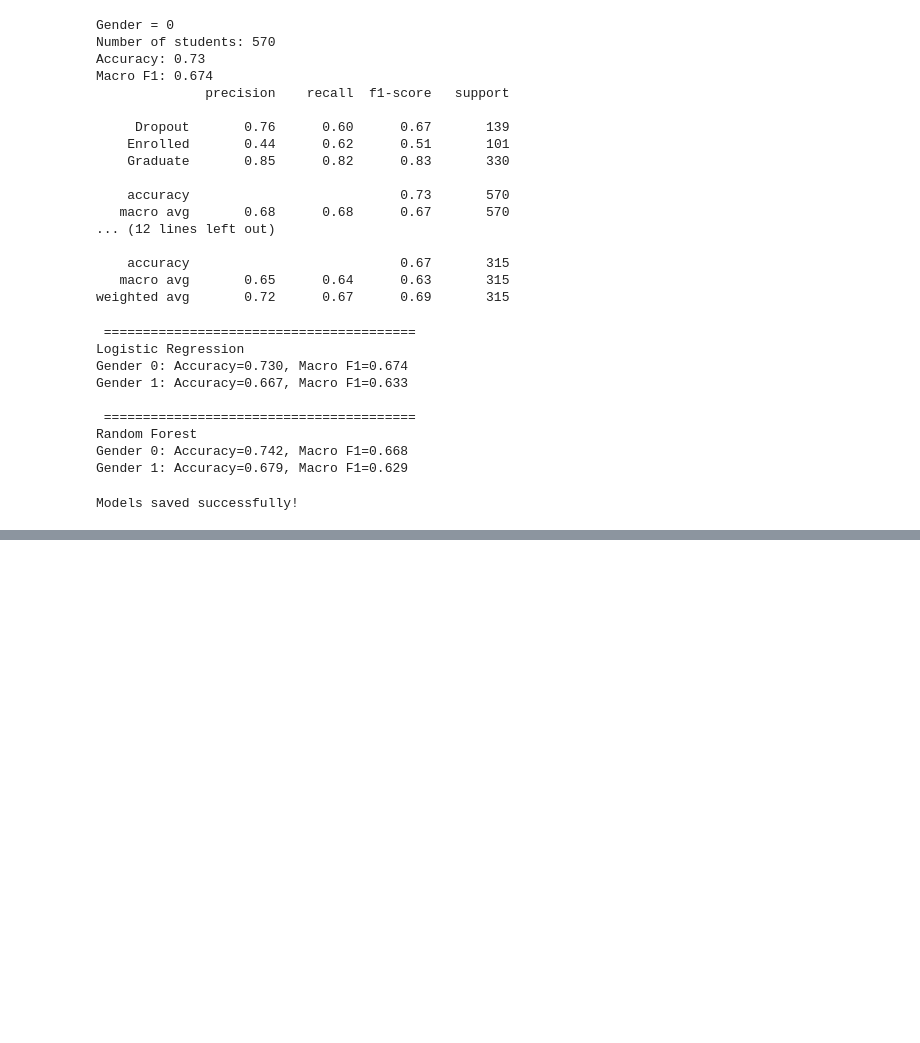
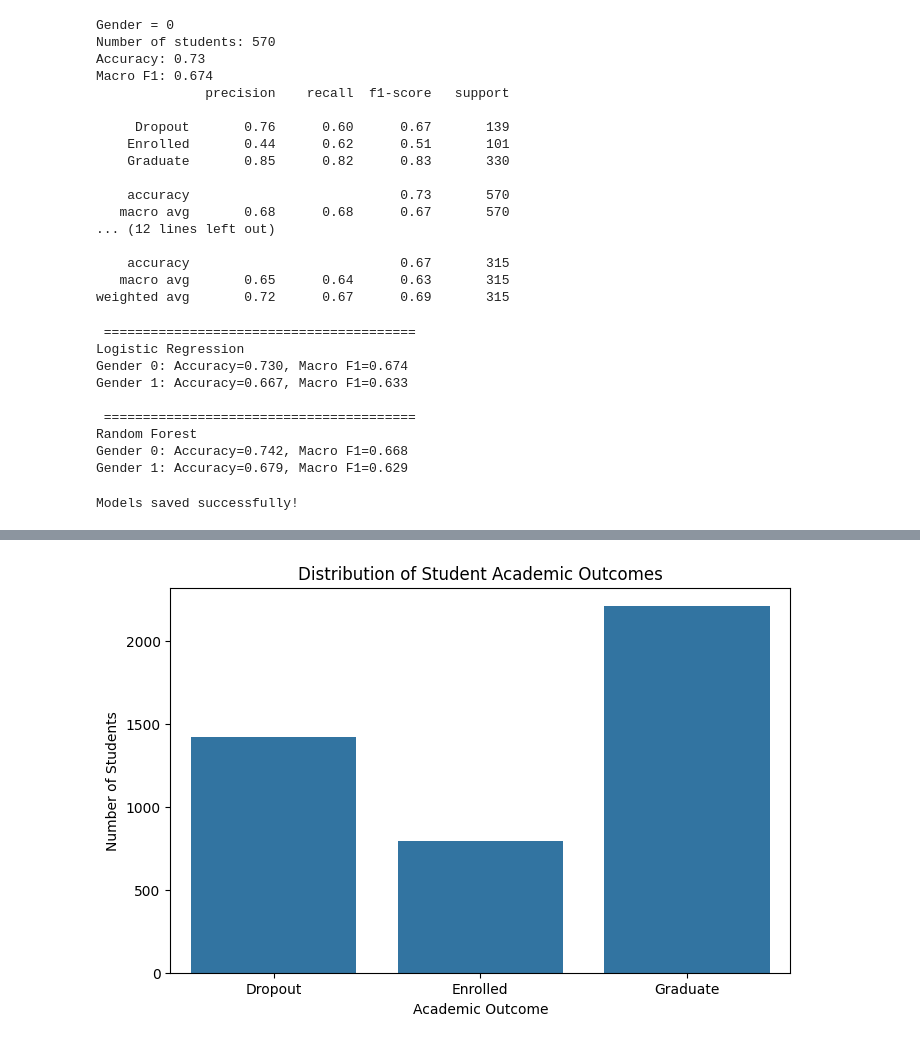
Before and after one commit to symbat-omirali/student-dropout-prediction, a Jupyter notebook: student_dropout_prediction.ipynb, the cells around one changed output, grey strips where cells are left out. Cells and saved outputs as stored; diff of their text form; code cells hidden in the pictures; blank space fills up the shorter version.

```diff
--- a/student_dropout_prediction.ipynb
+++ b/student_dropout_prediction.ipynb
@@ -1429,0 +1426,25 @@ Models saved successfully!
+# %%
+import matplotlib.pyplot as plt
+import seaborn as sns
+
+plt.figure(figsize=(8, 5))
+
+sns.countplot(
+    data=df,
+    x="Target",
+    order=["Dropout", "Enrolled", "Graduate"]
+)
+
+plt.title("Distribution of Student Academic Outcomes")
+plt.xlabel("Academic Outcome")
+plt.ylabel("Number of Students")
+
+plt.savefig(
+    "class_distribution.png",
+    dpi=300,
+    bbox_inches="tight"
+)
+
+plt.show()
+# %% [output]
+[figure, added]
```
Also changed, not shown: parts of 9 cells of this notebook.
